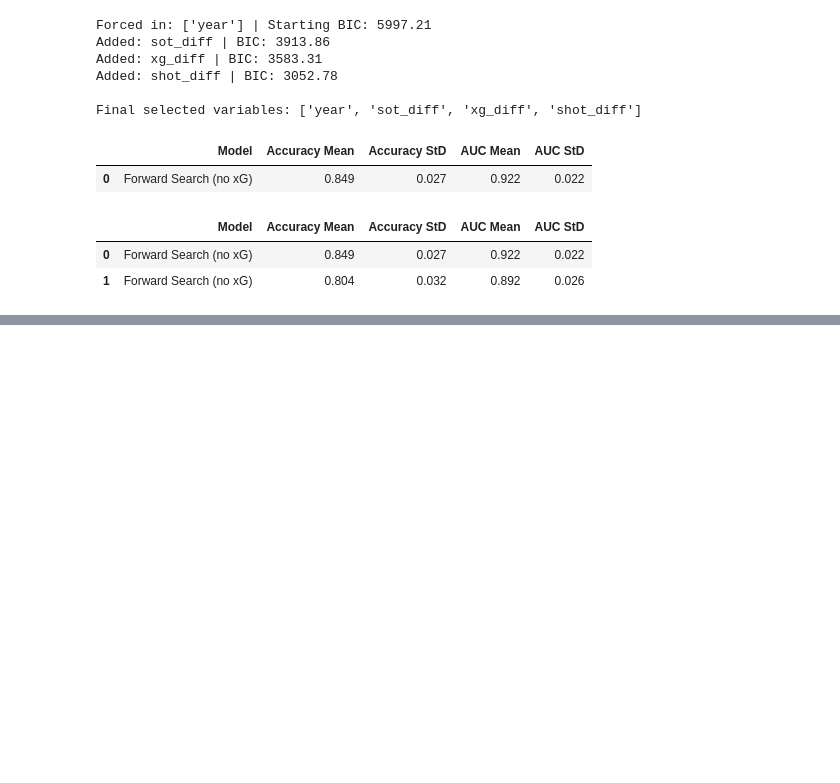
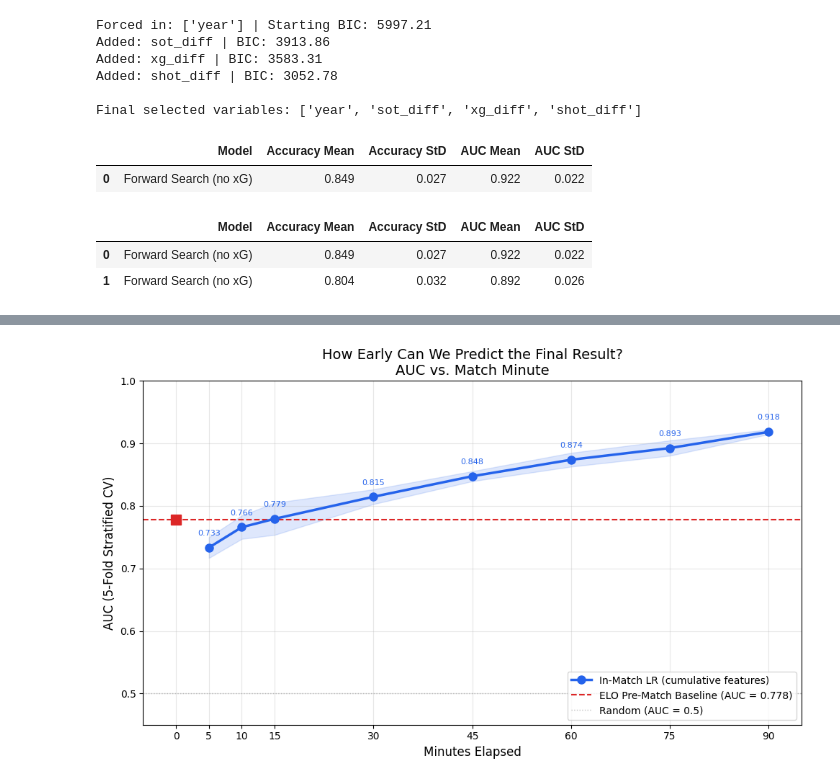
Before and after one commit to kriti-bapnad/soccer-analytics-capstone-team14, a Jupyter notebook: Timeseries_EDA.ipynb, the cells around one changed output, grey strips where cells are left out. Saved outputs shown, nothing was run; the diff lists cells and outputs as text; code cells hidden in the pictures; blank space fills up the shorter version.

```diff
--- a/Timeseries_EDA.ipynb
+++ b/Timeseries_EDA.ipynb
@@ -693,0 +788,42 @@ display(logreg_cv_results)
+# %%
+# === PLOT: AUC vs. Match Minute ===
+ELO_BASELINE_AUC = 0.778   # from PreMatch_Baseline_Models.ipynb
+
+fig, ax = plt.subplots(figsize=(10, 6))
+
+# Plot the in-match AUC curve with error bands
+ax.plot(auc_curve_df['minute'], auc_curve_df['auc_mean'],
+        'o-', color='#2563eb', linewidth=2.5, markersize=8, label='In-Match LR (cumulative features)', zorder=3)
+ax.fill_between(auc_curve_df['minute'],
+                auc_curve_df['auc_mean'] - auc_curve_df['auc_std'],
+                auc_curve_df['auc_mean'] + auc_curve_df['auc_std'],
+                alpha=0.15, color='#2563eb')
+
+# ELO baseline at minute 0
+ax.axhline(y=ELO_BASELINE_AUC, color='#dc2626', linestyle='--', linewidth=1.5,
+           label=f'ELO Pre-Match Baseline (AUC = {ELO_BASELINE_AUC})')
+ax.plot(0, ELO_BASELINE_AUC, 's', color='#dc2626', markersize=10, zorder=3)
+
+# Random baseline
+ax.axhline(y=0.5, color='gray', linestyle=':', linewidth=1, alpha=0.5, label='Random (AUC = 0.5)')
+
+# Annotate each point
+for _, row in auc_curve_df.iterrows():
+    ax.annotate(f"{row['auc_mean']:.3f}",
+                (row['minute'], row['auc_mean']),
+                textcoords='offset points', xytext=(0, 12),
+                ha='center', fontsize=8, color='#2563eb')
+
+ax.set_xlabel('Minutes Elapsed', fontsize=12)
+ax.set_ylabel('AUC (5-Fold Stratified CV)', fontsize=12)
+ax.set_title('How Early Can We Predict the Final Result?\nAUC vs. Match Minute', fontsize=14)
+ax.set_xlim(-5, 95)
+ax.set_ylim(0.45, 1.0)
+ax.set_xticks([0] + MINUTE_CUTOFFS)
+ax.legend(loc='lower right', fontsize=10)
+ax.grid(True, alpha=0.3)
+
+plt.tight_layout()
+plt.show()
+# %% [output]
+[figure, added]
```
Also changed, not shown: parts of 11 cells of this notebook.
